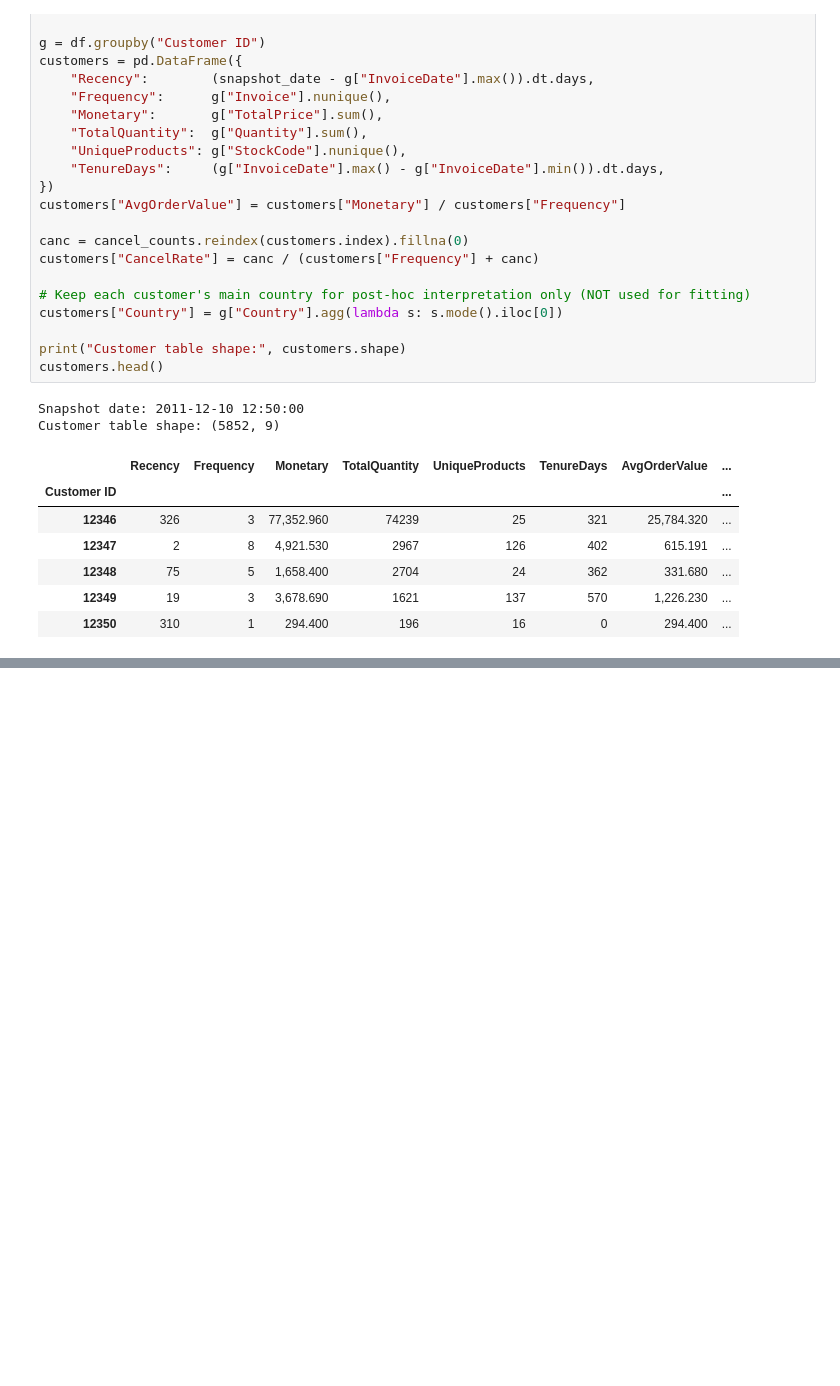
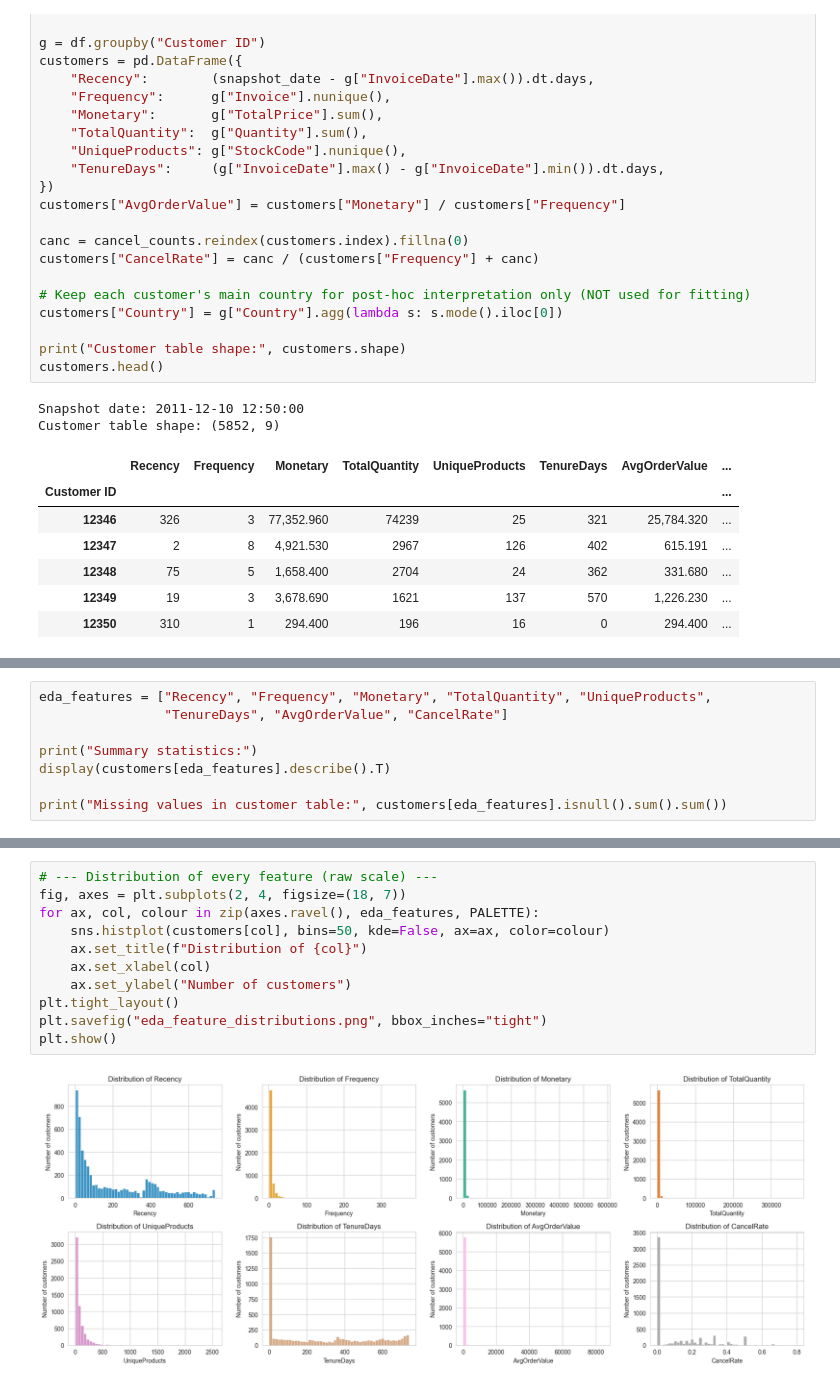
Before and after one commit to pragna100510/ML_Capstone, a Jupyter notebook: clustering/clustering.ipynb, the cells around one changed output, grey strips where cells are left out. Cells and saved outputs as stored; diff of their text form; blank space fills up the shorter version.

```diff
--- a/clustering/clustering.ipynb
+++ b/clustering/clustering.ipynb
@@ -280,0 +286,8 @@ Customer table shape: (5852, 9)
+# %%
+eda_features = ["Recency", "Frequency", "Monetary", "TotalQuantity", "UniqueProducts",
+                "TenureDays", "AvgOrderValue", "CancelRate"]
+
+print("Summary statistics:")
+display(customers[eda_features].describe().T)
+
+print("Missing values in customer table:", customers[eda_features].isnull().sum().sum())
@@ -280,0 +306,13 @@ Customer table shape: (5852, 9)
+# %%
+# --- Distribution of every feature (raw scale) ---
+fig, axes = plt.subplots(2, 4, figsize=(18, 7))
+for ax, col, colour in zip(axes.ravel(), eda_features, PALETTE):
+    sns.histplot(customers[col], bins=50, kde=False, ax=ax, color=colour)
+    ax.set_title(f"Distribution of {col}")
+    ax.set_xlabel(col)
+    ax.set_ylabel("Number of customers")
+plt.tight_layout()
+plt.savefig("eda_feature_distributions.png", bbox_inches="tight")
+plt.show()
+# %% [output]
+[figure, added]
```
Also changed, not shown: parts of 11 cells of this notebook.
